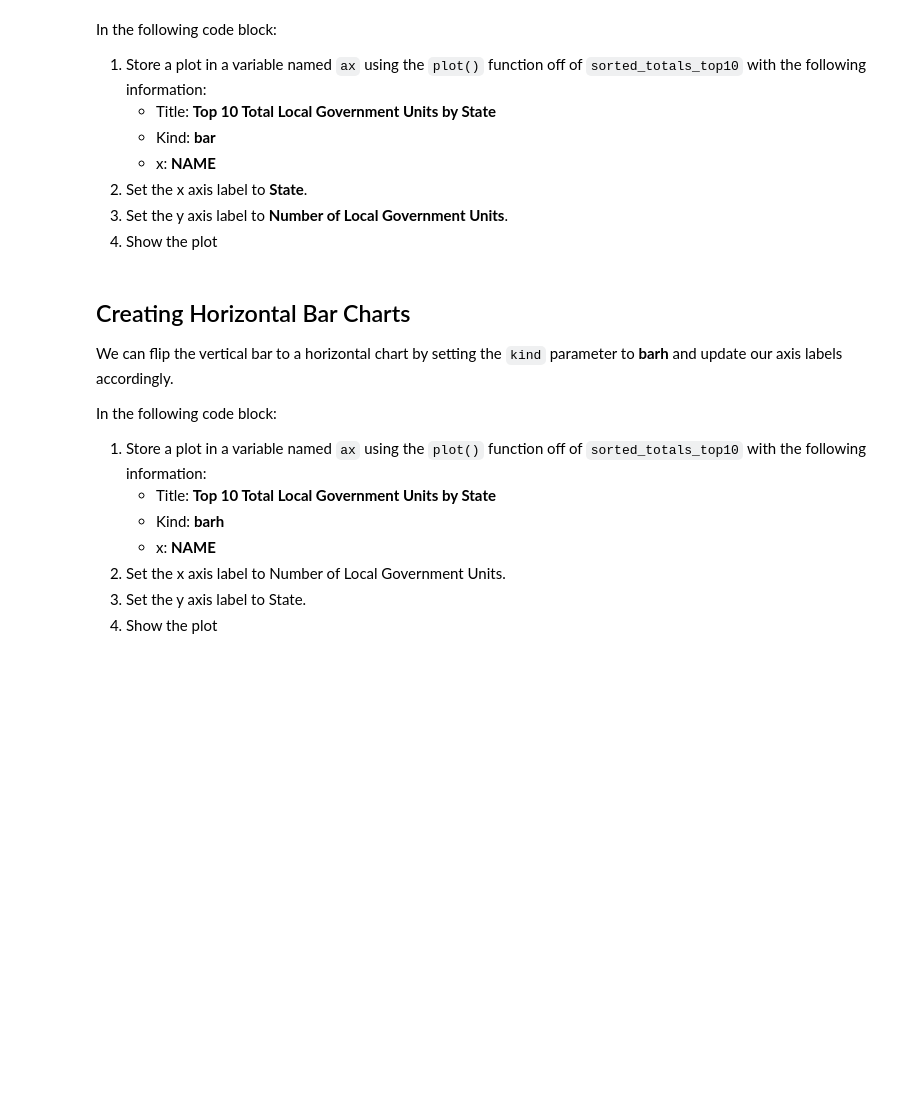
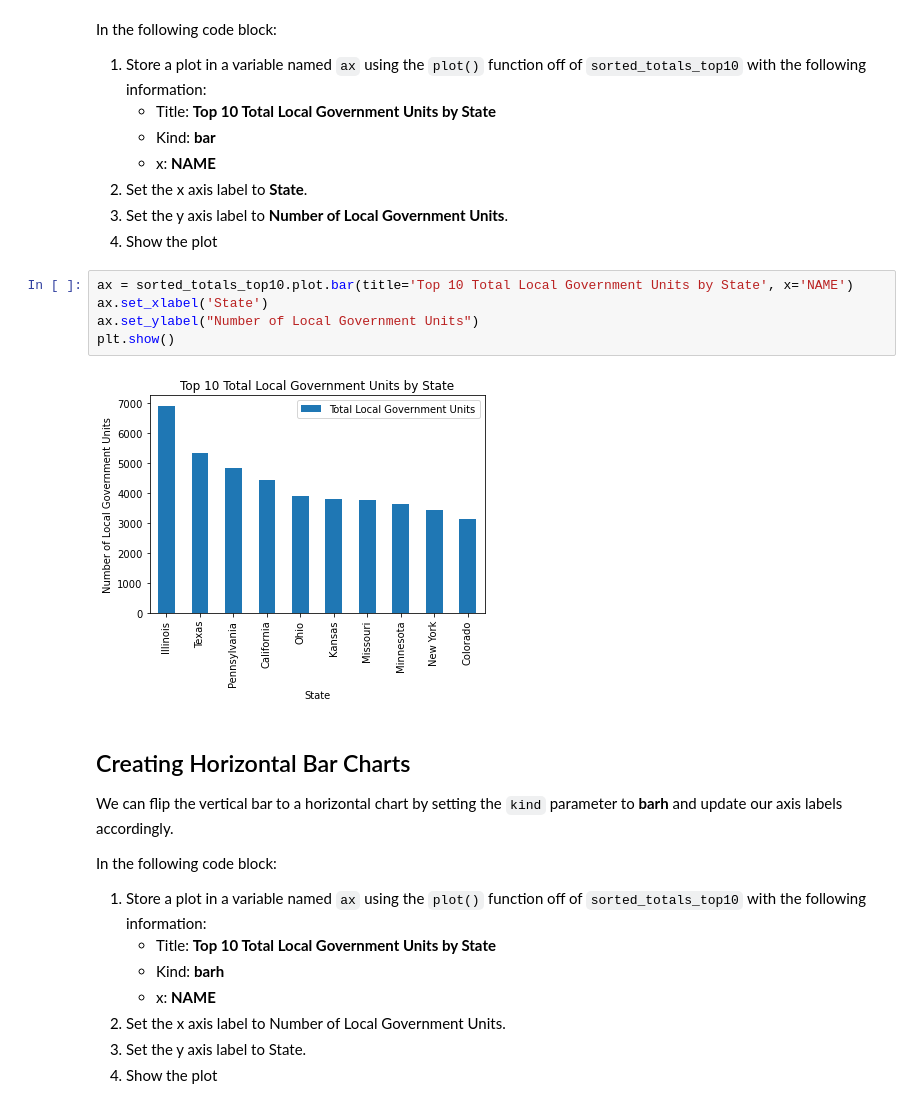
Before and after one commit to Jakob-T13/government-data-vis, a Jupyter notebook: Exercise-LocalGov2017.ipynb, the cells around one changed output. Cells and saved outputs as stored; diff of their text form; blank space fills up the shorter version.

```diff
--- a/Exercise-LocalGov2017.ipynb
+++ b/Exercise-LocalGov2017.ipynb
@@ -41,6 +95,13 @@ In the following code block:
 2. Set the x axis label to **State**.
 3. Set the y axis label to **Number of Local Government Units**.
 4. Show the plot
+# %%
+ax = sorted_totals_top10.plot.bar(title='Top 10 Total Local Government Units by State', x='NAME')
+ax.set_xlabel('State')
+ax.set_ylabel("Number of Local Government Units")
+plt.show()
+# %% [output]
+[figure, added]
 # %% [markdown]
 ## Creating Horizontal Bar Charts
 
```
Also changed, not shown: parts of 14 cells of this notebook.
